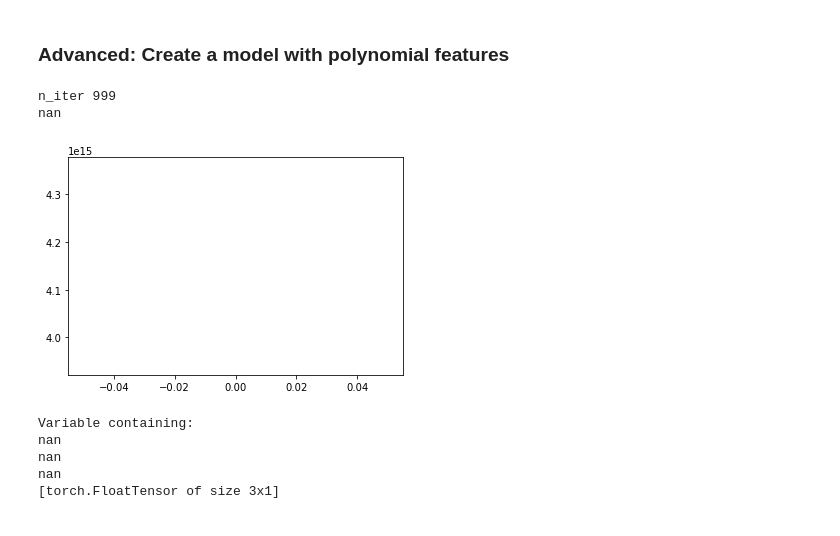
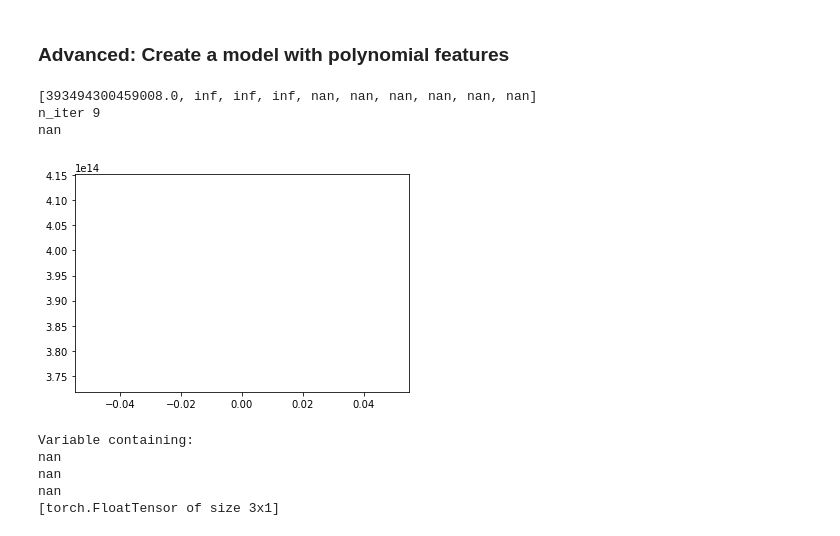
Before and after one commit to kuatroka/oxford_dl_2015_code, a Jupyter notebook: oxford_dl_2015_code/Practical2/practical2 - Linear Models with SGD and Least Squares.ipynb, the cells around one changed output. Drawn from its saved outputs; the diff is of its cells as text; code cells hidden in the pictures.

```diff
--- a/oxford_dl_2015_code/Practical2/practical2 - Linear Models with SGD and Least Squares.ipynb
+++ b/oxford_dl_2015_code/Practical2/practical2 - Linear Models with SGD and Least Squares.ipynb
@@ -264,42 +264,46 @@ input_size = 2
 output_size = 1
 
 poly = PolynomialFeatures(input_size * POLY_DEGREE, include_bias=False)
 x_train_poly = poly.fit_transform(x_train.numpy())
 
 
 class Model(torch.nn.Module):
 
     def __init__(self):
         super(Model, self).__init__()
         self.fc = torch.nn.Linear(poly.n_output_features_, output_size)
 
     def forward(self, x):
         return self.fc(x)
 
 model = Model()
 criterion = torch.nn.MSELoss()
 optimizer = torch.optim.SGD(model.parameters(), lr=0.001)
 
 losses = [] # Added
 
-for i in range(1000):
-    optimizer.zero_grad()
-    outputs = model(Variable(torch.Tensor(x_train_poly)))
-    loss = criterion(outputs, Variable(y_train))
+for i in range(10):
+    optimizer.zero_grad() # step 1 - zero out the gradients
+    outputs = model(Variable(torch.Tensor(x_train_poly))) # step 2
+    # feed the input to the model and calculate results
+
+    loss = criterion(outputs, Variable(y_train)) # step 3 - calculate loss
+#   difference between real label and resluts of the model
     losses.append(loss.data[0])
-    loss.backward()
-    optimizer.step()
+    loss.backward()  # step 4 propagate loss backwards, estimate error?
+    optimizer.step() # step 5 optimize with SGD and repeat till done
     if loss.data[0] < 1e-4:
         break
-
+print(losses)
 print('n_iter', i)
 print(loss.data[0])
 plt.plot(losses)
 plt.show()
 # %% [output]
-n_iter 999
+[393494300459008.0, inf, inf, inf, nan, nan, nan, nan, nan, nan]
+n_iter 9
 nan
-[figure, old version]
+[figure, new version]
 # %%
 # Prediction of new value with test_data
 model(Variable(torch.Tensor(poly.fit_transform(test_data.numpy()))))
```
Also changed, not shown: parts of 1 cell of this notebook.
